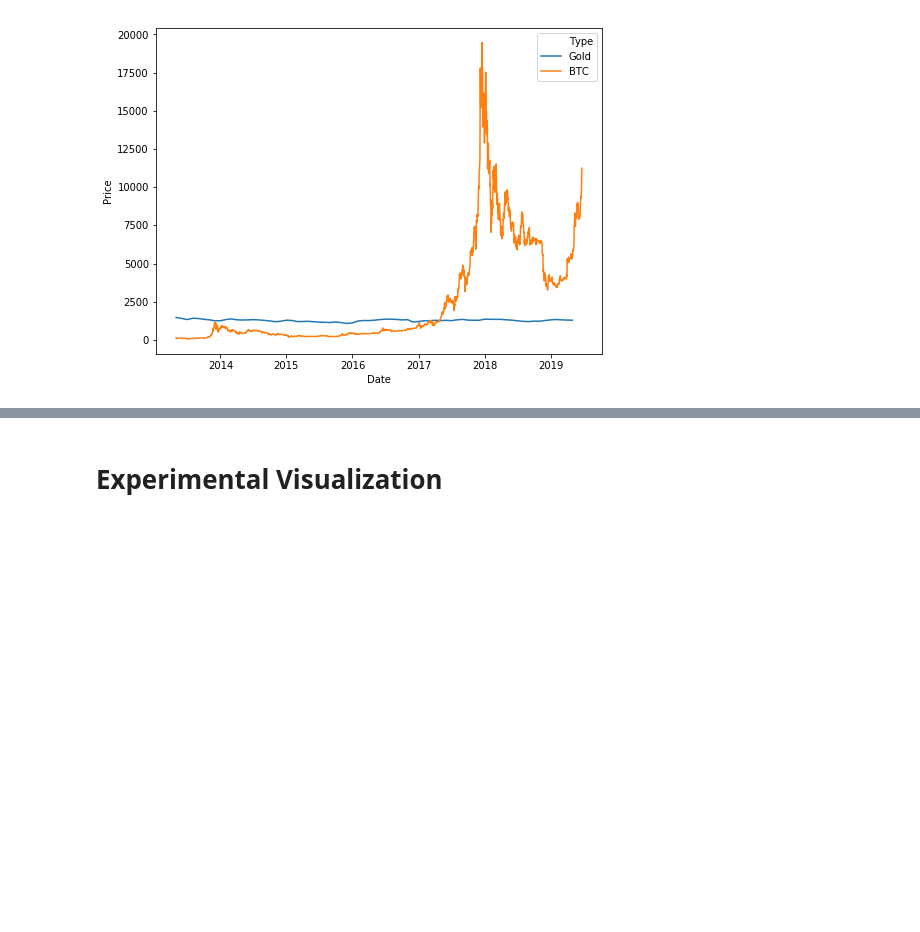
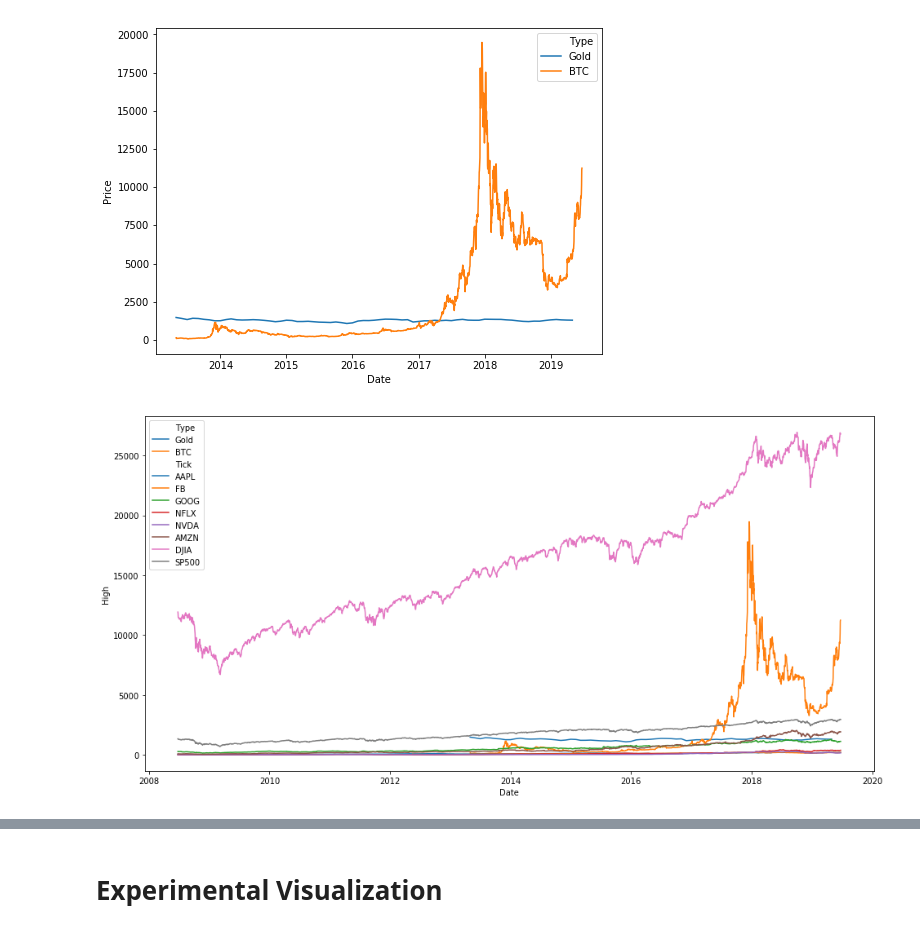
Before and after one commit to LambdaSchool-Sprints/DS-Unit-1-Sprint-5-Data-Storytelling-Blog-Post, a Jupyter notebook: BitcoinStorytellingProject.ipynb, the cells around one changed output, grey strips where cells are left out. Drawn from its saved outputs; the diff is of its cells as text; code cells hidden in the pictures; blank space fills up the shorter version.

Commit message:
Added Data, Visuals

```diff
--- a/BitcoinStorytellingProject.ipynb
+++ b/BitcoinStorytellingProject.ipynb
@@ -429,0 +537,5 @@ memory usage: 35.2 KB
+# %%
+stocks = pd.concat([aapl, fb, goog, nflx, nvda, amzn, djia, sp500])
+
+print(stocks.shape)
+stocks.head()
@@ -429,0 +550,4 @@ memory usage: 35.2 KB
+# %%
+stocks = stocks.reset_index(drop=True)
+
+stocks.isnull().sum()
@@ -429,0 +580,5 @@ memory usage: 35.2 KB
+# %%
+stocks['First of month'] = stocks['Date'].apply(lambda x: 1 if x[8:]=='01' else 0)
+
+print(stocks.shape)
+stocks.head()
@@ -429,0 +623,4 @@ memory usage: 35.2 KB
+# %%
+stocks['Date'] = pd.to_datetime(stocks['Date'])
+
+stocks.info()
@@ -562,3 +780,14 @@ plt.figure(figsize=(8, 6), facecolor='w')
 sns.lineplot(x = 'Date', y='Price', data=df1, hue='Type');
 # %% [output]
 [figure]
+# %%
+fig, ax = plt.subplots(figsize=(16,8), facecolor='w');
+
+date = bitcoindata['date']
+
+ax1 = sns.lineplot(x = 'Date', y='Price', data=df1, hue='Type');
+ax4 = sns.lineplot(x = 'Date', y='High', data=stocks, hue='Tick');
+#ax2 = sns.lineplot(x=date, y=bitcoindata['activeAddresses'], color='#FF2700', lw=2.5);
+#ax3 = sns.lineplot(x=date, y=bitcoindata['averageDifficulty'].tolist(), color='#810F7C', lw=2.5);
+# %% [output]
+[figure, added]
```
Also changed, not shown: parts of 26 cells of this notebook.
